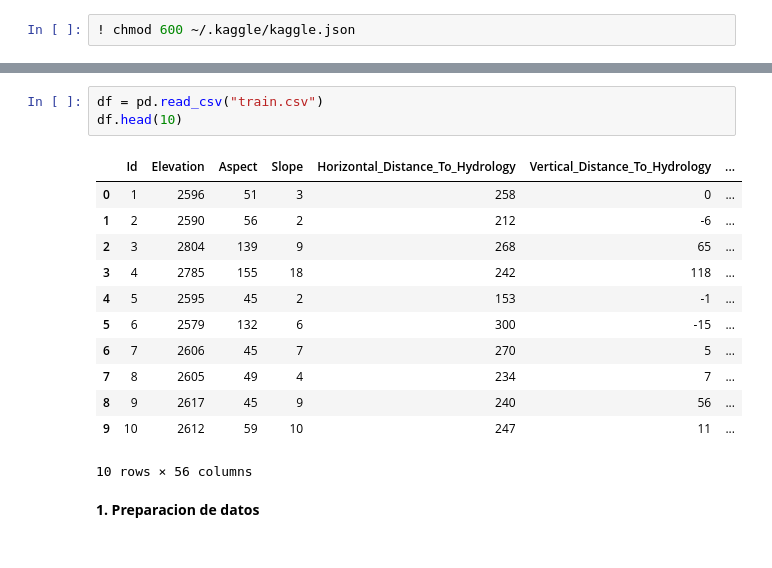
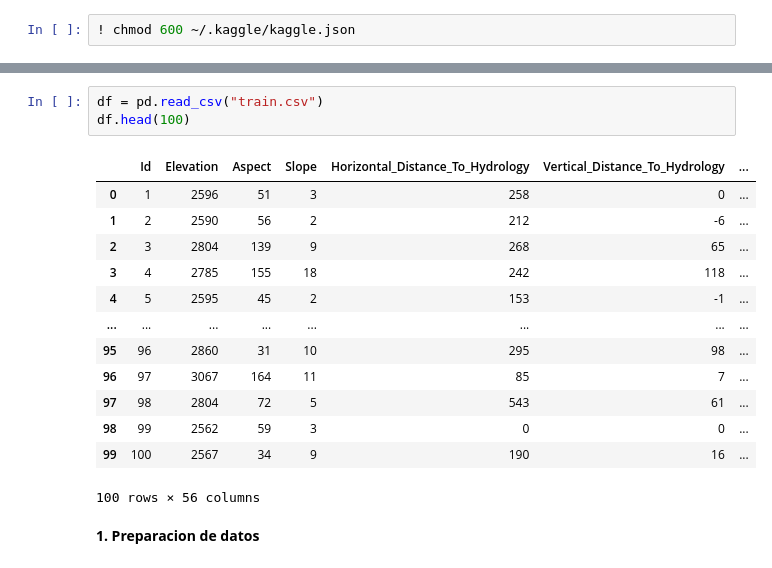
Before and after one commit to BryanZuleta/AI4ENG, a Jupyter notebook: PROYECTO_ENTREGAFINAL.ipynb, the cells around one changed output, grey strips where cells are left out. Saved outputs shown, nothing was run; the diff lists cells and outputs as text.

```diff
--- a/PROYECTO_ENTREGAFINAL.ipynb
+++ b/PROYECTO_ENTREGAFINAL.ipynb
@@ -49,20 +55,21 @@ Archive:  forest-cover-type-prediction.zip
   inflating: train.csv.zip
 # %%
 df = pd.read_csv("train.csv")
-df.head(10)
+df.head(100)
 # %% [output]
 |  | Id | Elevation | Aspect | Slope | Horizontal_Distance_To_Hydrology | Vertical_Distance_To_Hydrology | ... |
 | 0 | 1 | 2596 | 51 | 3 | 258 | 0 | ... |
 | 1 | 2 | 2590 | 56 | 2 | 212 | -6 | ... |
 | 2 | 3 | 2804 | 139 | 9 | 268 | 65 | ... |
 | 3 | 4 | 2785 | 155 | 18 | 242 | 118 | ... |
 | 4 | 5 | 2595 | 45 | 2 | 153 | -1 | ... |
-| 5 | 6 | 2579 | 132 | 6 | 300 | -15 | ... |
-| 6 | 7 | 2606 | 45 | 7 | 270 | 5 | ... |
-| 7 | 8 | 2605 | 49 | 4 | 234 | 7 | ... |
-| 8 | 9 | 2617 | 45 | 9 | 240 | 56 | ... |
-| 9 | 10 | 2612 | 59 | 10 | 247 | 11 | ... |
+| ... | ... | ... | ... | ... | ... | ... | ... |
+| 95 | 96 | 2860 | 31 | 10 | 295 | 98 | ... |
+| 96 | 97 | 3067 | 164 | 11 | 85 | 7 | ... |
+| 97 | 98 | 2804 | 72 | 5 | 543 | 61 | ... |
+| 98 | 99 | 2562 | 59 | 3 | 0 | 0 | ... |
+| 99 | 100 | 2567 | 34 | 9 | 190 | 16 | ... |
-10 rows × 56 columns
+100 rows × 56 columns
 # %% [markdown]
 **1. Preparacion de datos**
 # %%
```
Also changed, not shown: parts of 24 cells of this notebook.
